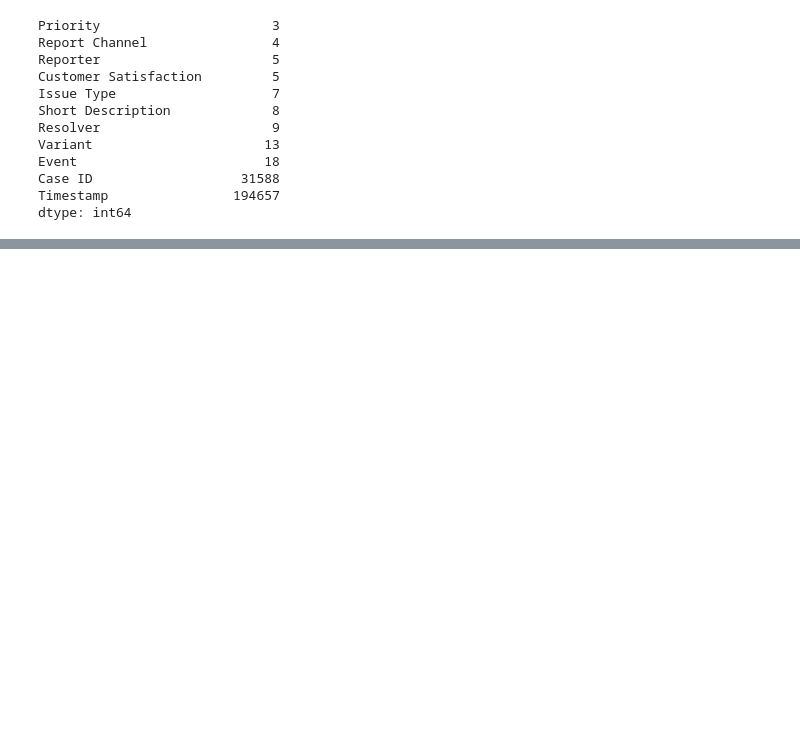
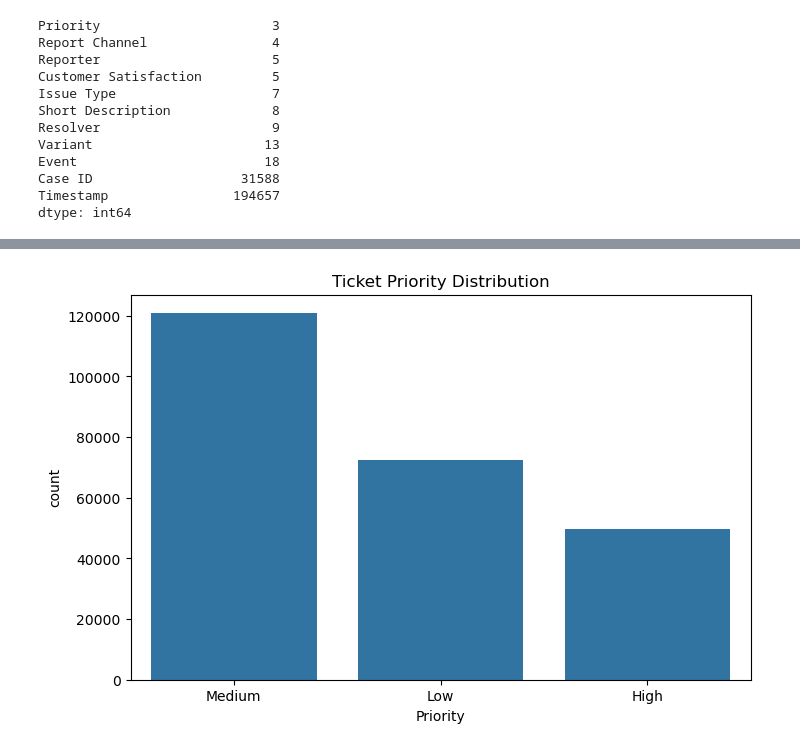
Before and after one commit to creyes25/ML-AI-Capstone-Project, a Jupyter notebook: Capstone_Jupyter.ipynb, the cells around one changed output, grey strips where cells are left out. Saved outputs shown, nothing was run; the diff lists cells and outputs as text; code cells hidden in the pictures; blank space fills up the shorter version.

```diff
--- a/Capstone_Jupyter.ipynb
+++ b/Capstone_Jupyter.ipynb
@@ -109,0 +134,9 @@ dtype: int64
+# %%
+# Priority Distribution
+plt.figure(figsize=(8,5))
+sns.countplot(data=data, x='Priority', order=data['Priority'].value_counts().index)
+plt.title('Ticket Priority Distribution')
+
+plt.show()
+# %% [output]
+[figure, added]
```
Also changed, not shown: parts of 6 cells of this notebook.
